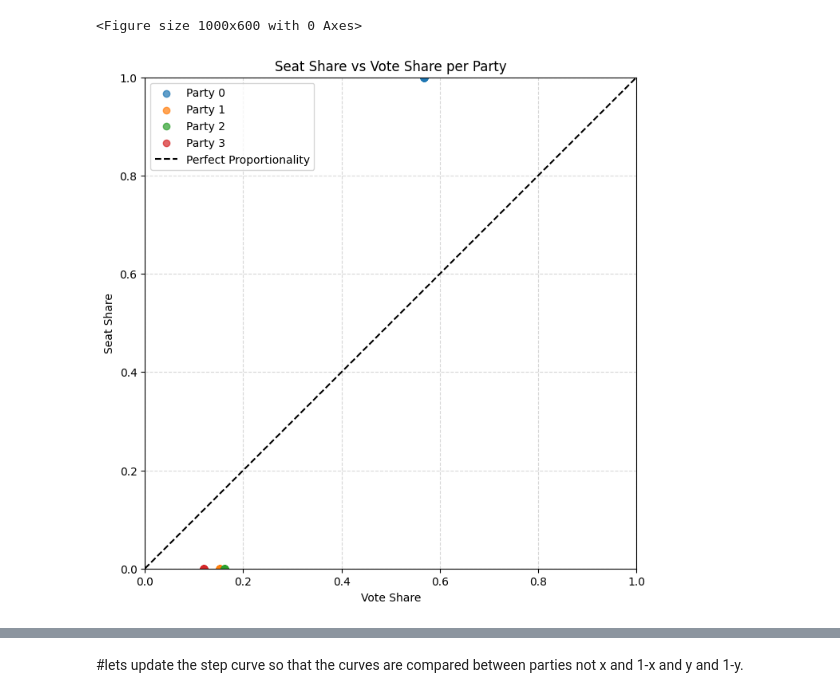
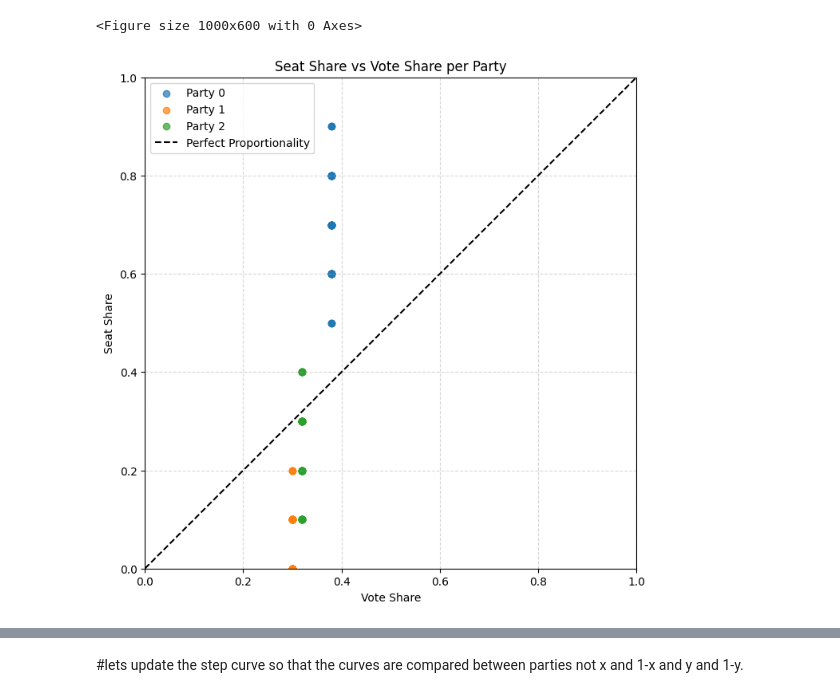
Before and after one commit to CarlLienert/SeniorCapstone, a Jupyter notebook: sim_6000NEW.ipynb, the cells around one changed output, grey strips where cells are left out. Drawn from its saved outputs; the diff is of its cells as text; code cells hidden in the pictures.

Commit message:
update election simulation logic

```diff
--- a/sim_6000NEW.ipynb
+++ b/sim_6000NEW.ipynb
@@ -19,6 +1,4 @@ Number of districts:
 # %%
-import datetime
-
 import numpy as np
 import matplotlib.pyplot as plt
 from scipy.spatial import cKDTree
@@ -33,10 +13,10 @@ import math
 WIDTH = 380
 HEIGHT = 280
 NUM_VOTERS = 1000       # Can change
-NUM_PARTIES = 4       # Can change
-NUM_DISTRICTS = 5
+NUM_PARTIES = 3       # Can change
+NUM_DISTRICTS = 10
 VOTERS_PER_DISTRICT = NUM_VOTERS // NUM_DISTRICTS
-NUM_RUNS = 50           # Number of redistricting simulations
+NUM_RUNS = 50          # Number of redistricting simulations
 
 NUM_CITIES = 5
 CITY_INTENSITY = (5, 12)
@@ -51,7 +31,7 @@ PARTY_COLORS = dict(zip(PARTY_IDS, party_colors))
 #-------------------------
 # PARTY DISTRIBUTION (bias) - Must sum to 1 - MUST CHANGE WHEN CHANGING NUMBER OF PARTIES
 # ------------------------
-PARTY_BIAS = [0.6, 0.15, .15,.1]  # Example: 40% for Party 0, 40% for Party 1, 20% for Party 2
+PARTY_BIAS = [0.4, 0.3, 0.3]
 
 # ------------------------
 # GENERATE POPULATION DENSITY
@@ -89,7 +69,9 @@ voter_parties = np.random.choice(
 #voter_parties = np.random.randint(0, NUM_PARTIES, NUM_VOTERS)
 
 voter_colors = party_colors[voter_parties]
-def connected_districts(voters, num_districts, voters_per_district, k_neighbors=20):
+
+def connected_districts(voters, num_districts, voters_per_district, rng, k_neighbors=20):
+#def connected_districts(voters, num_districts, voters_per_district, k_neighbors=20):
     N = len(voters)
     district = -np.ones(N, dtype=int)
     tree = cKDTree(voters)
@@ -100,7 +82,8 @@ def connected_districts(voters, num_districts, voters_per_district, k_neighbors=
         if not unassigned:
             break
 
-        seed = np.random.choice(list(unassigned))
+        #seed = np.random.choice(list(unassigned))
+        seed = rng.choice(list(unassigned))
         district[seed] = d
         unassigned.remove(seed)
         queue = [seed]
@@ -125,8 +108,8 @@ def connected_districts(voters, num_districts, voters_per_district, k_neighbors=
                 if district[i] == d:
                     district[i] = -1
                     unassigned.add(i)
-            return connected_districts(voters, num_districts, voters_per_district)
-
+            #return connected_districts(voters, num_districts, voters_per_district)
+            return connected_districts(voters, num_districts, voters_per_district, rng, k_neighbors)
     # ------------------------
     # Assign leftover voters to nearest district
     # ------------------------
@@ -153,55 +136,7 @@ def count_votes(district_labels):
             counts[PARTY_IDS[voter_parties[i]]] += 1
         district_counts.append(counts)
     return district_counts
-import pandas as pd
-import itertools
 
-def export_full_simulation_data(all_district_counts, all_step_curves, PARTY_IDS):
-    timestamp = datetime.datetime.now().strftime("%Y%m%d_%H%M")
-    filename = f"Gerrymandering_Results_{timestamp}.xlsx"
-    print(f"\nExporting results to {filename}...")
-
-    # A. District Wins Sheet
-    dist_rows = []
-    for run_idx, run_counts in enumerate(all_district_counts):
-        for d_idx, counts in enumerate(run_counts):
-            winner = max(counts, key=counts.get)
-            row = {"Run": run_idx + 1, "District": d_idx + 1, "Winner": winner}
-            for p in PARTY_IDS: row[f"{p}_Votes"] = counts[p]
-            dist_rows.append(row)
-
-    # B. Efficiency Gaps Sheet
-    gap_rows = []
-    for run_idx, district_counts in enumerate(all_district_counts):
-        wasted = {p: 0 for p in PARTY_IDS}
-        total_v = 0
-        for d in district_counts:
-            d_total = sum(d.values())
-            total_v += d_total
-            sorted_v = sorted(d.values(), reverse=True)
-            winner_p = max(d, key=d.get)
-            needed = sorted_v[1] + 1 if len(sorted_v) > 1 else (d_total // 2) + 1
-            for p in PARTY_IDS:
-                wasted[p] += (max(0, d[p] - needed) if p == winner_p else d[p])
-        for p in PARTY_IDS:
-            others = sum(v for k, v in wasted.items() if k != p)
-            gap_rows.append({"Run": run_idx + 1, "Party": p, "Eff_Gap": (wasted[p] - others) / total_v})
-
-    # C. Pairwise Area Sheet
-    pair_rows = []
-    party_pairs = list(itertools.combinations(PARTY_IDS, 2))
-    for run_idx in range(len(all_step_curves)):
-        current_curves = all_step_curves[run_idx]
-        for p1, p2 in party_pairs:
-            gap = compute_pairwise_area(current_curves[p1], current_curves[p2], NUM_DISTRICTS)
-            pair_rows.append({"Run": run_idx + 1, "Comparison": f"{p1} vs {p2}", "Area_Gap": gap})
-
-    with pd.ExcelWriter(filename, engine='openpyxl') as writer:
-        pd.DataFrame(dist_rows).to_excel(writer, sheet_name='District_Details', index=False)
-        pd.DataFrame(pair_rows).to_excel(writer, sheet_name='Pairwise_Areas', index=False)
-        pd.DataFrame(gap_rows).to_excel(writer, sheet_name='Efficiency_Gaps', index=False)
-
-    print("Done!")
 def efficiency_gap(district_counts):
     """
     Returns a list of efficiency gap values,
@@ -516,11 +451,25 @@ all_area_results = []    # For step function area analysis
 all_step_curves = []       # Store step curves for potential plotting
 plt.figure(figsize=(10,6))
 
+
+'''
 for run in range(NUM_RUNS):
     district_labels = connected_districts(voters, NUM_DISTRICTS, VOTERS_PER_DISTRICT)
     district_counts = count_votes(district_labels)
+'''
+for run in range(NUM_RUNS):
 
-    # Efficiency gap
+    rng = np.random.default_rng()
+
+    district_labels = connected_districts(
+        voters,
+        NUM_DISTRICTS,
+        VOTERS_PER_DISTRICT,
+        rng
+    )
+
+    district_counts = count_votes(district_labels)
+# Efficiency gap
     gap = efficiency_gap(district_counts)
     all_efficiency_gaps.append(gap)
 
@@ -580,35 +529,33 @@ plt.figure(figsize=(8,8))
 for party in PARTY_IDS:
     vote_shares = [run[party] for run in all_pr_vote_shares]
     seat_shares = [run[party] for run in all_pr_seat_shares]
     plt.scatter(vote_shares, seat_shares, alpha=0.7, label=party)
 
 plt.plot([0,1],[0,1], linestyle='--', color='black', label='Perfect Proportionality')
 plt.xlabel("Vote Share")
 plt.ylabel("Seat Share")
 plt.title("Seat Share vs Vote Share per Party")
 plt.xlim(0,1)
 plt.ylim(0,1)
 plt.gca().set_aspect('equal', adjustable='box')
 plt.legend()
 plt.grid(True, linestyle="--", alpha=0.5)
 plt.show()
 
 # ------------------------
 # SUMMARY
 # ------------------------
 print("\n----- REDISTRICTING SUMMARY -----")
 print("Runs:", NUM_RUNS)
 if NUM_PARTIES == 2:
     print("Mean Efficiency Gap:", np.nanmean(all_efficiency_gaps))
     print("Std Efficiency Gap:", np.nanstd(all_efficiency_gaps))
 for party in PARTY_IDS:
     mean_vote = np.mean([run[party] for run in all_pr_vote_shares])
     mean_seat = np.mean([run[party] for run in all_pr_seat_shares])
     print(f"{party}: Mean Vote Share = {mean_vote:.3f}, Mean Seat Share = {mean_seat:.3f}")
-
-export_full_simulation_data(all_district_counts, all_step_curves, PARTY_IDS)
 # %% [output]
 <Figure size 1000x600 with 0 Axes>
-[figure, old version]
+[figure, new version]
 ----- REDISTRICTING SUMMARY -----
 Runs: 50
```
Also changed, not shown: parts of 16 cells of this notebook.
